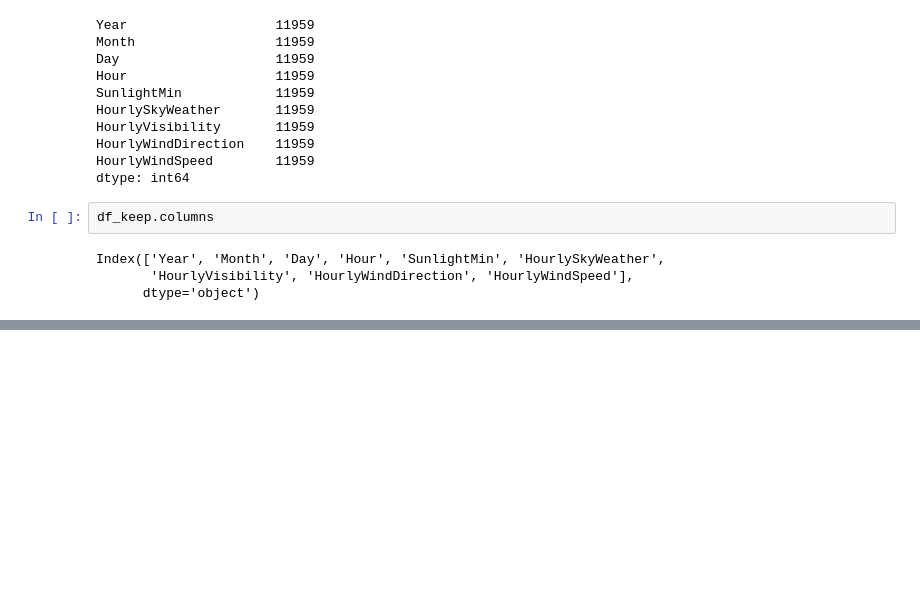
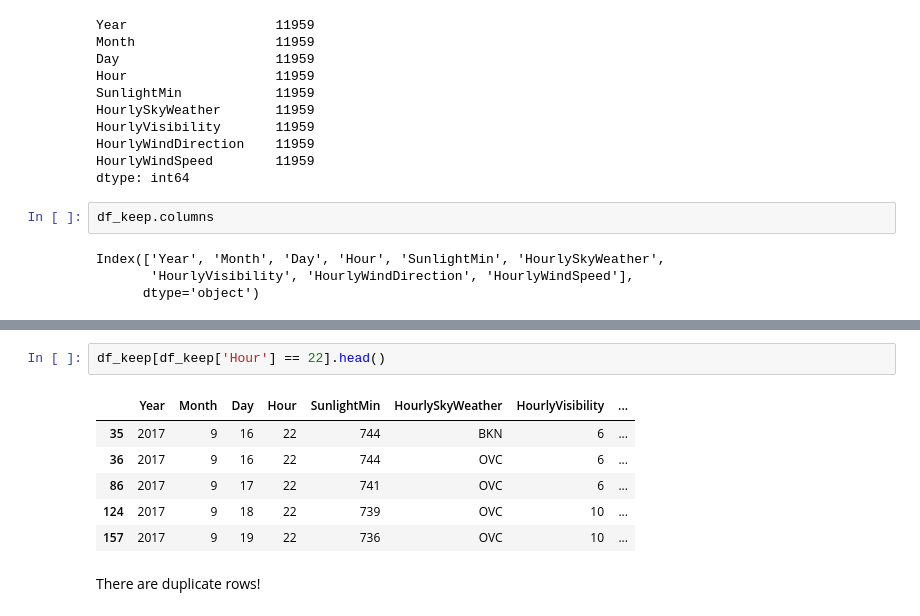
Before and after one commit to Ecboxer/weatherData, a Jupyter notebook: notebooks/explore.ipynb, the cells around one changed output, grey strips where cells are left out. Cells and saved outputs as stored; diff of their text form; blank space fills up the shorter version.

```diff
--- a/notebooks/explore.ipynb
+++ b/notebooks/explore.ipynb
@@ -635,0 +693,11 @@ Index(['Year', 'Month', 'Day', 'Hour', 'SunlightMin', 'HourlySkyWeather',
+# %%
+df_keep[df_keep['Hour'] == 22].head()
+# %% [output]
+|  | Year | Month | Day | Hour | SunlightMin | HourlySkyWeather | HourlyVisibility | ... |
+| 35 | 2017 | 9 | 16 | 22 | 744 | BKN | 6 | ... |
+| 36 | 2017 | 9 | 16 | 22 | 744 | OVC | 6 | ... |
+| 86 | 2017 | 9 | 17 | 22 | 741 | OVC | 6 | ... |
+| 124 | 2017 | 9 | 18 | 22 | 739 | OVC | 10 | ... |
+| 157 | 2017 | 9 | 19 | 22 | 736 | OVC | 10 | ... |
+# %% [markdown]
+There are duplicate rows!
```
Also changed, not shown: parts of 11 cells of this notebook, 2 other files.
